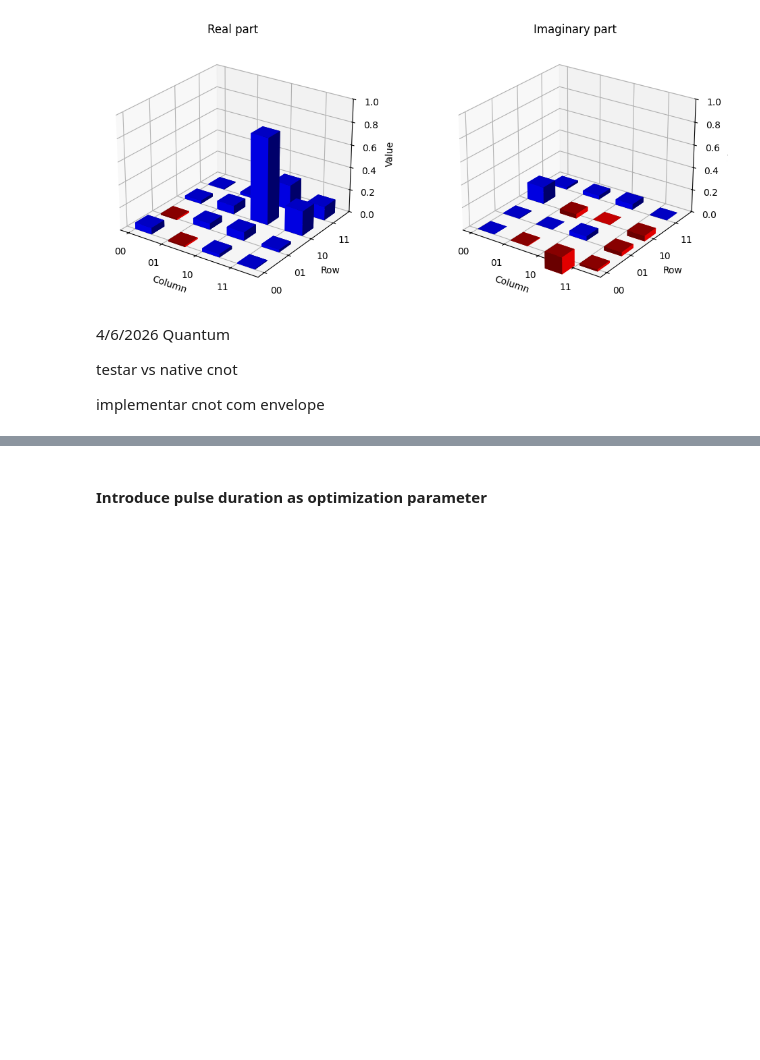
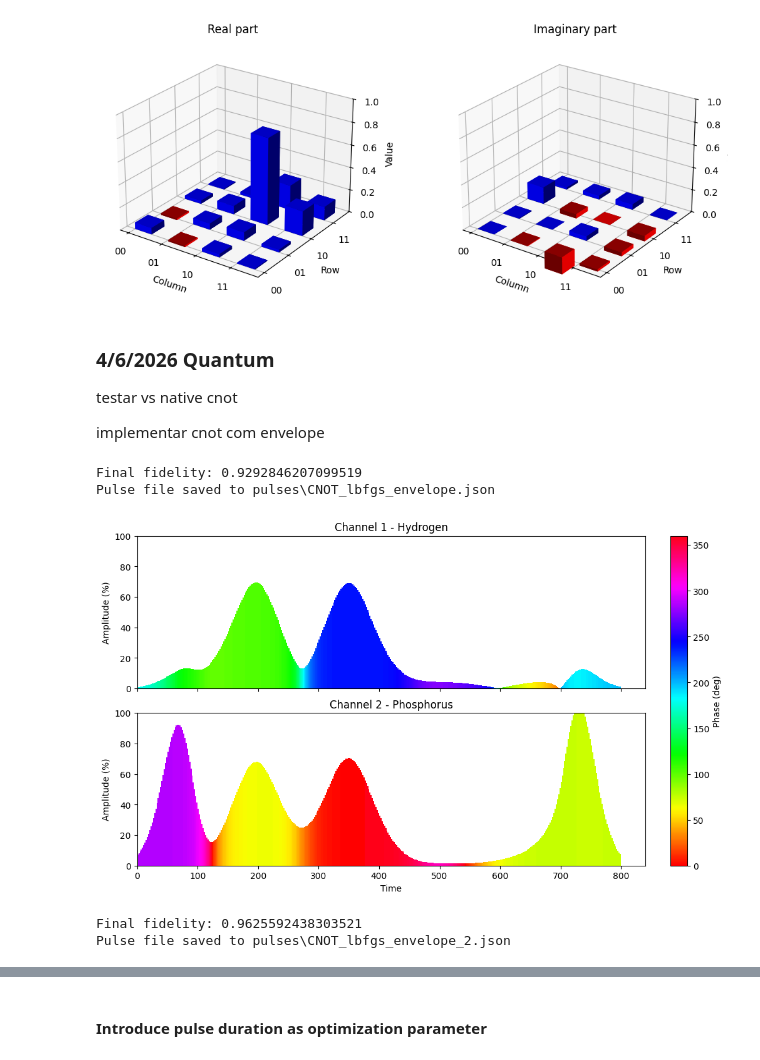
Before and after one commit to andrehroque/python-ml-projects, a Jupyter notebook: NMR-pulse-optimization/pulse optimization.ipynb, the cells around one changed output, grey strips where cells are left out. Cells and saved outputs as stored; diff of their text form; code cells hidden in the pictures; blank space fills up the shorter version.

Commit message:
added envelope functions

```diff
--- a/NMR-pulse-optimization/pulse optimization.ipynb
+++ b/NMR-pulse-optimization/pulse optimization.ipynb
@@ -2000,8 +2196,62 @@ Estado inicial: |01> Estado esperado: |01>
 Estado inicial: |11> Estado esperado: |10>
 [figure]
 # %% [markdown]
-4/6/2026 Quantum
+### 4/6/2026 Quantum
 
 testar vs native cnot
 
 implementar cnot com envelope
+# %%
+J = 696
+dt = 2e-6
+t = 0.8e-3
+N = int(t/dt)
+
+alpha = 0.00001
+start_params = (np.full(N,alpha), np.full(N,alpha),
+                np.full(N,alpha), np.full(N,alpha))
+
+Rx_H, Ry_H, Rx_P, Ry_P, F_final, U_final = pulse_optimize_grape_lbfgs_envelope(
+    U_cnot, J, t, N,
+    H_x_H, H_y_H, H_x_P, H_y_P, H_J,
+    startParameters=start_params,
+    max_iter=1000,
+    lambda_smooth=5e-3,
+    delta_RF=0.05
+)
+
+print("Final fidelity:", F_final)
+
+export_to_json_GRAPE_2channel("CNOT_lbfgs_envelope","CNOT pulse 8 ms, 0.00001 minimum start, l-bfgs and envelope=0.15",F_final,t,N,Rx_H,Ry_H,Rx_P,Ry_P,"andreroque")
+# %% [output]
+Final fidelity: 0.9292846207099519
+Pulse file saved to pulses\CNOT_lbfgs_envelope.json
+# %%
+plot_pulse_from_json("pulses/CNOT_lbfgs_envelope.json")
+# %% [output]
+[figure, added]
+# %%
+J = 696
+dt = 2e-6
+t = 1e-3
+N = int(t/dt)
+
+alpha = 0.00001
+start_params = (np.full(N,alpha), np.full(N,alpha),
+                np.full(N,alpha), np.full(N,alpha))
+
+Rx_H, Ry_H, Rx_P, Ry_P, F_final, U_final = pulse_optimize_grape_lbfgs_envelope(
+    U_cnot, J, t, N,
+    H_x_H, H_y_H, H_x_P, H_y_P, H_J,
+    startParameters=start_params,
+    max_iter=1000,
+    lambda_smooth=5e-3,
+    delta_RF=0.05
+)
+
+print("Final fidelity:", F_final)
+
+export_to_json_GRAPE_2channel("CNOT_lbfgs_envelope_2","CNOT pulse 1 ms, 0.00001 minimum start, l-bfgs and envelope=0.15",F_final,t,N,Rx_H,Ry_H,Rx_P,Ry_P,"andreroque")
+# %% [output]
+Final fidelity: 0.9625592438303521
+Pulse file saved to pulses\CNOT_lbfgs_envelope_2.json
```
Also changed, not shown: parts of 6 cells of this notebook, 4 other files.
